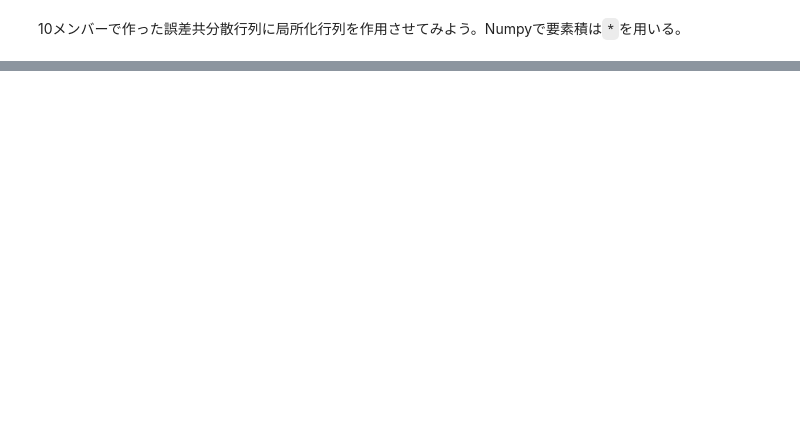
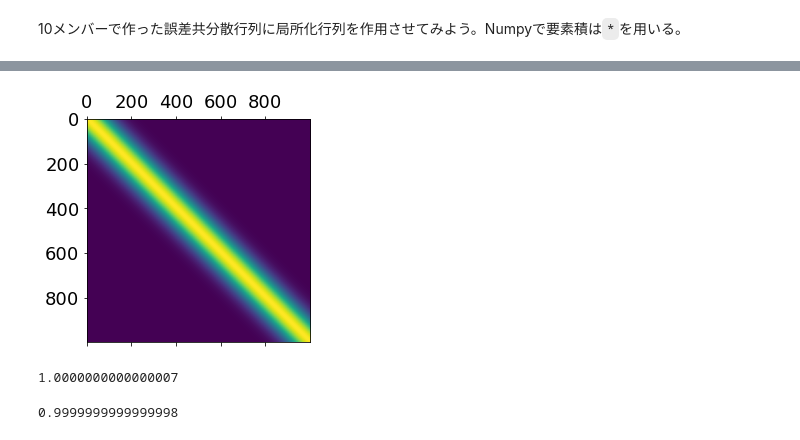
Before and after one commit to tenomoto/DEnKF, a Jupyter notebook: DEnKF.ipynb, the cells around one changed output, grey strips where cells are left out. Saved outputs shown, nothing was run; the diff lists cells and outputs as text; code cells hidden in the pictures; blank space fills up the shorter version.

```diff
--- a/DEnKF.ipynb
+++ b/DEnKF.ipynb
@@ -398,0 +420,13 @@ plt.show()
+# %%
+w, v = np.linalg.eigh(rho)
+w[w<0] = 0.0
+v1 = v * np.sqrt(w)
+# %%
+plt.matshow(v1 @ v1.T)
+plt.show()
+# %% [output]
+[figure, added]
+# %%
+np.diag(v1 @ v1.T).mean()
+# %% [output]
+1.0000000000000007
@@ -398,0 +436,4 @@ plt.show()
+# %%
+np.diag(rho12 @ rho12.T).mean()
+# %% [output]
+0.9999999999999998
```
Also changed, not shown: parts of 16 cells of this notebook, 1 other file.
